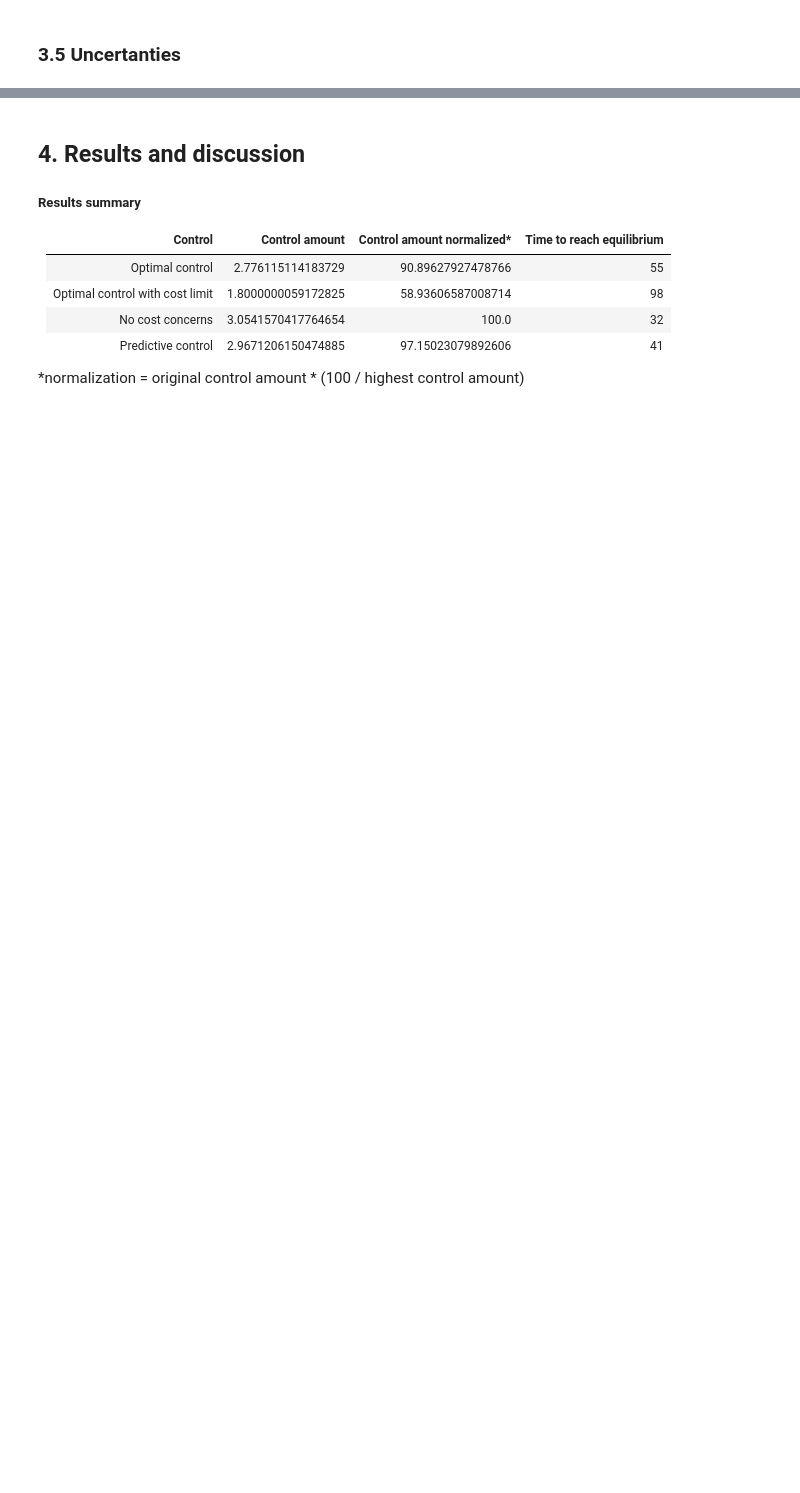
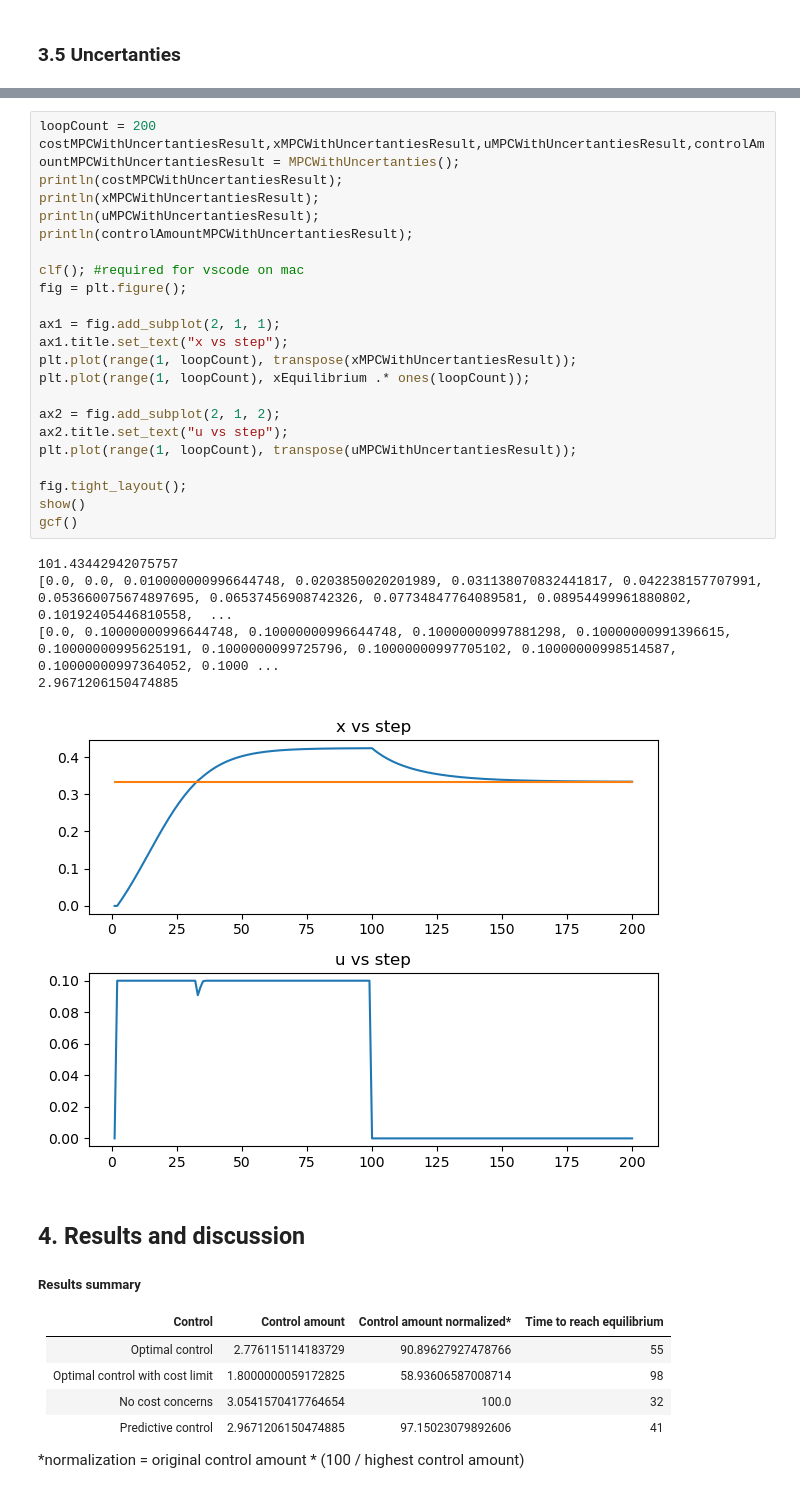
Before and after one commit to Gabrieljsss/information-spread-optimization-model, a Jupyter notebook: modelo_relatorio_projeto_2022.ipynb, the cells around one changed output, grey strips where cells are left out. Saved outputs shown, nothing was run; the diff lists cells and outputs as text; blank space fills up the shorter version.

```diff
--- a/modelo_relatorio_projeto_2022.ipynb
+++ b/modelo_relatorio_projeto_2022.ipynb
@@ -469,3 +517,32 @@ gcf()
+# %%
+loopCount = 200
+costMPCWithUncertantiesResult,xMPCWithUncertantiesResult,uMPCWithUncertantiesResult,controlAmountMPCWithUncertantiesResult = MPCWithUncertanties();
+println(costMPCWithUncertantiesResult);
+println(xMPCWithUncertantiesResult);
+println(uMPCWithUncertantiesResult);
+println(controlAmountMPCWithUncertantiesResult);
+
+clf(); #required for vscode on mac
+fig = plt.figure();
+
+ax1 = fig.add_subplot(2, 1, 1);
+ax1.title.set_text("x vs step");
+plt.plot(range(1, loopCount), transpose(xMPCWithUncertantiesResult));
+plt.plot(range(1, loopCount), xEquilibrium .* ones(loopCount));
+
+ax2 = fig.add_subplot(2, 1, 2);
+ax2.title.set_text("u vs step");
+plt.plot(range(1, loopCount), transpose(uMPCWithUncertantiesResult));
+
+fig.tight_layout();
+show()
+gcf()
+# %% [output]
+101.43442942075757
+[0.0, 0.0, 0.010000000996644748, 0.0203850020201989, 0.031138070832441817, 0.042238157707991, 0.053660075674897695, 0.06537456908742326, 0.07734847764089581, 0.08954499961880802, 0.10192405446810558,  ...
+[0.0, 0.10000000996644748, 0.10000000996644748, 0.10000000997881298, 0.10000000991396615, 0.10000000995625191, 0.1000000099725796, 0.10000000997705102, 0.10000000998514587, 0.10000000997364052, 0.1000 ...
+2.9671206150474885
+[figure, added]
 # %% [markdown]
 ## 4. Results and discussion ##
 
```
Also changed, not shown: parts of 5 cells of this notebook.
